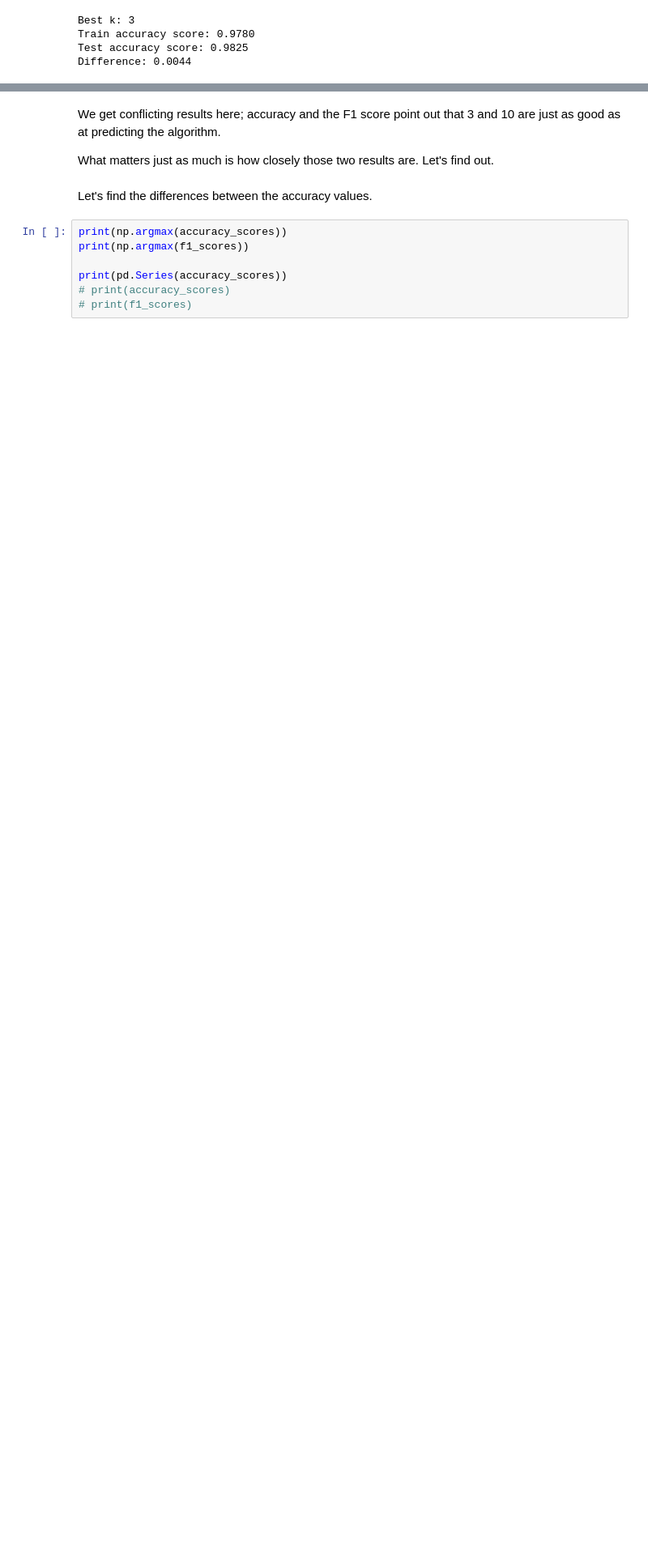
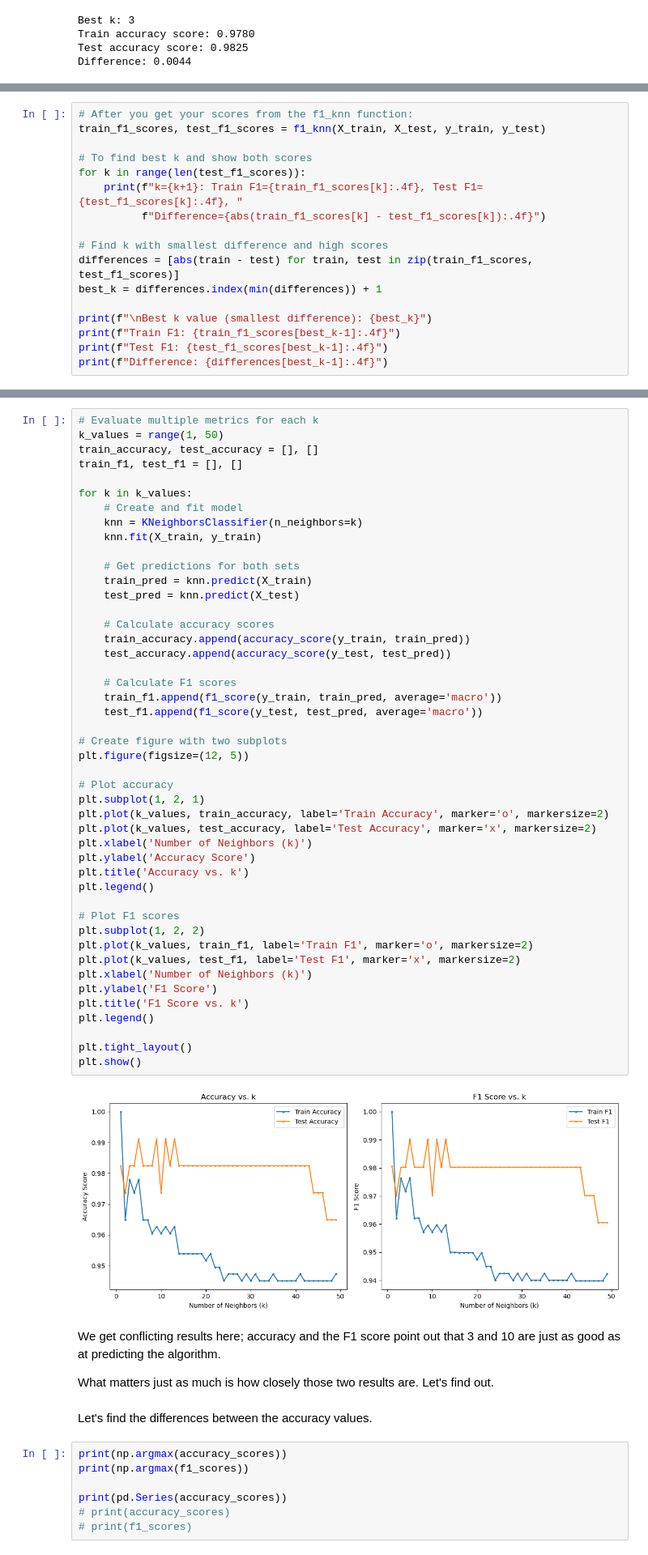
Before and after one commit to add0794/knn-breast-cancer-prediction, a Jupyter notebook: main.ipynb, the cells around one changed output, grey strips where cells are left out. Shown at 81% size. Saved outputs shown, nothing was run; the diff lists cells and outputs as text; blank space fills up the shorter version.

Commit message:
compare accuracy to f1 scores

```diff
--- a/main.ipynb
+++ b/main.ipynb
@@ -260,0 +366,17 @@ train_f1_scores, test_f1_scores = evaluate_knn(X_train, X_test, y_train, y_test)
+# %%
+# After you get your scores from the f1_knn function:
+train_f1_scores, test_f1_scores = f1_knn(X_train, X_test, y_train, y_test)
+
+# To find best k and show both scores
+for k in range(len(test_f1_scores)):
+    print(f"k={k+1}: Train F1={train_f1_scores[k]:.4f}, Test F1={test_f1_scores[k]:.4f}, "
+          f"Difference={abs(train_f1_scores[k] - test_f1_scores[k]):.4f}")
+
+# Find k with smallest difference and high scores
+differences = [abs(train - test) for train, test in zip(train_f1_scores, test_f1_scores)]
+best_k = differences.index(min(differences)) + 1
+
+print(f"\nBest k value (smallest difference): {best_k}")
+print(f"Train F1: {train_f1_scores[best_k-1]:.4f}")
+print(f"Test F1: {test_f1_scores[best_k-1]:.4f}")
+print(f"Difference: {differences[best_k-1]:.4f}")
@@ -298,4 +439,52 @@ plt.show()
 [figure]
+# %%
+# Evaluate multiple metrics for each k
+k_values = range(1, 50)
+train_accuracy, test_accuracy = [], []
+train_f1, test_f1 = [], []
+
+for k in k_values:
+    # Create and fit model
+    knn = KNeighborsClassifier(n_neighbors=k)
+    knn.fit(X_train, y_train)
+
+    # Get predictions for both sets
+    train_pred = knn.predict(X_train)
+    test_pred = knn.predict(X_test)
+
+    # Calculate accuracy scores
+    train_accuracy.append(accuracy_score(y_train, train_pred))
+    test_accuracy.append(accuracy_score(y_test, test_pred))
+
+    # Calculate F1 scores
+    train_f1.append(f1_score(y_train, train_pred, average='macro'))
+    test_f1.append(f1_score(y_test, test_pred, average='macro'))
+
+# Create figure with two subplots
+plt.figure(figsize=(12, 5))
+
+# Plot accuracy
+plt.subplot(1, 2, 1)
+plt.plot(k_values, train_accuracy, label='Train Accuracy', marker='o', markersize=2)
+plt.plot(k_values, test_accuracy, label='Test Accuracy', marker='x', markersize=2)
+plt.xlabel('Number of Neighbors (k)')
+plt.ylabel('Accuracy Score')
+plt.title('Accuracy vs. k')
+plt.legend()
+
+# Plot F1 scores
+plt.subplot(1, 2, 2)
+plt.plot(k_values, train_f1, label='Train F1', marker='o', markersize=2)
+plt.plot(k_values, test_f1, label='Test F1', marker='x', markersize=2)
+plt.xlabel('Number of Neighbors (k)')
+plt.ylabel('F1 Score')
+plt.title('F1 Score vs. k')
+plt.legend()
+
+plt.tight_layout()
+plt.show()
+# %% [output]
+[figure, added]
 # %% [markdown]
 We get conflicting results here; accuracy and the F1 score point out that 3 and 10 are just as good as at predicting the algorithm.
 
```
Also changed, not shown: parts of 7 cells of this notebook.
